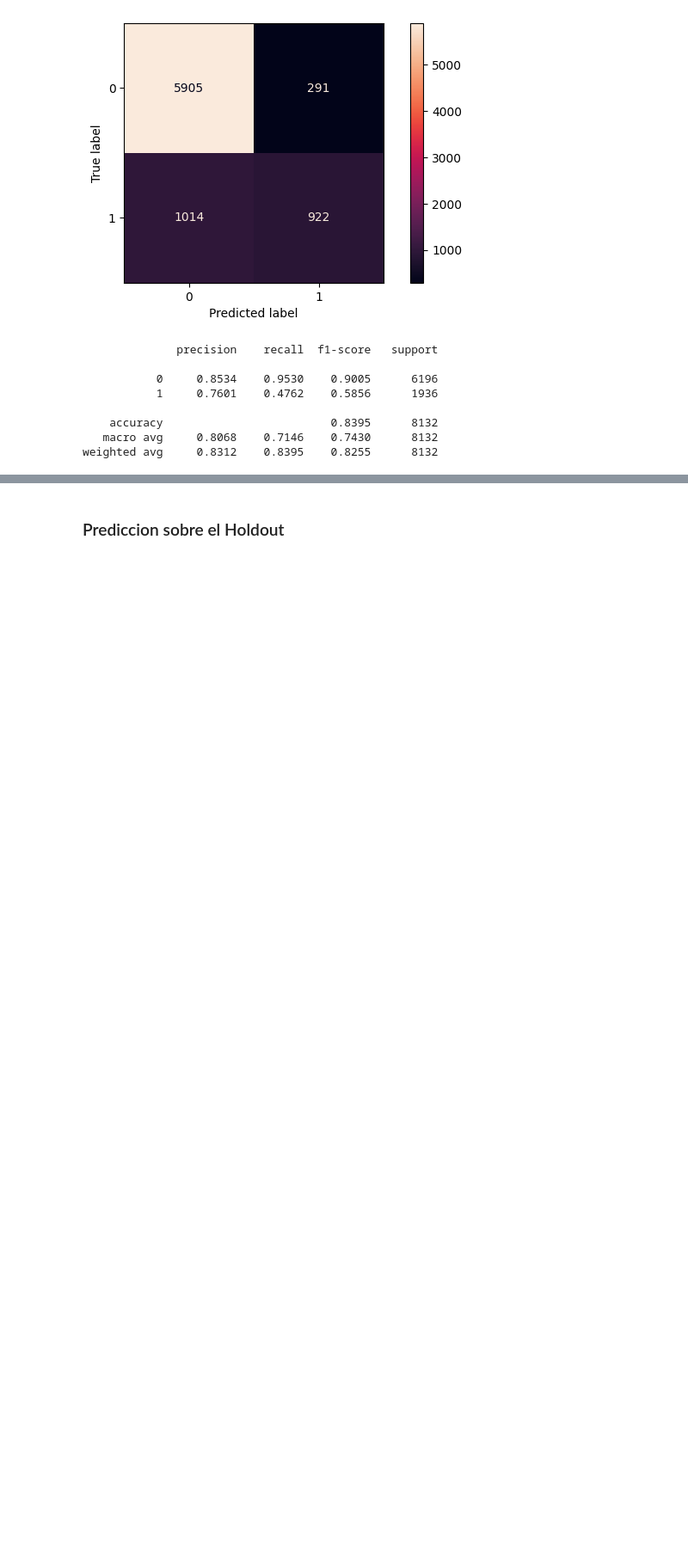
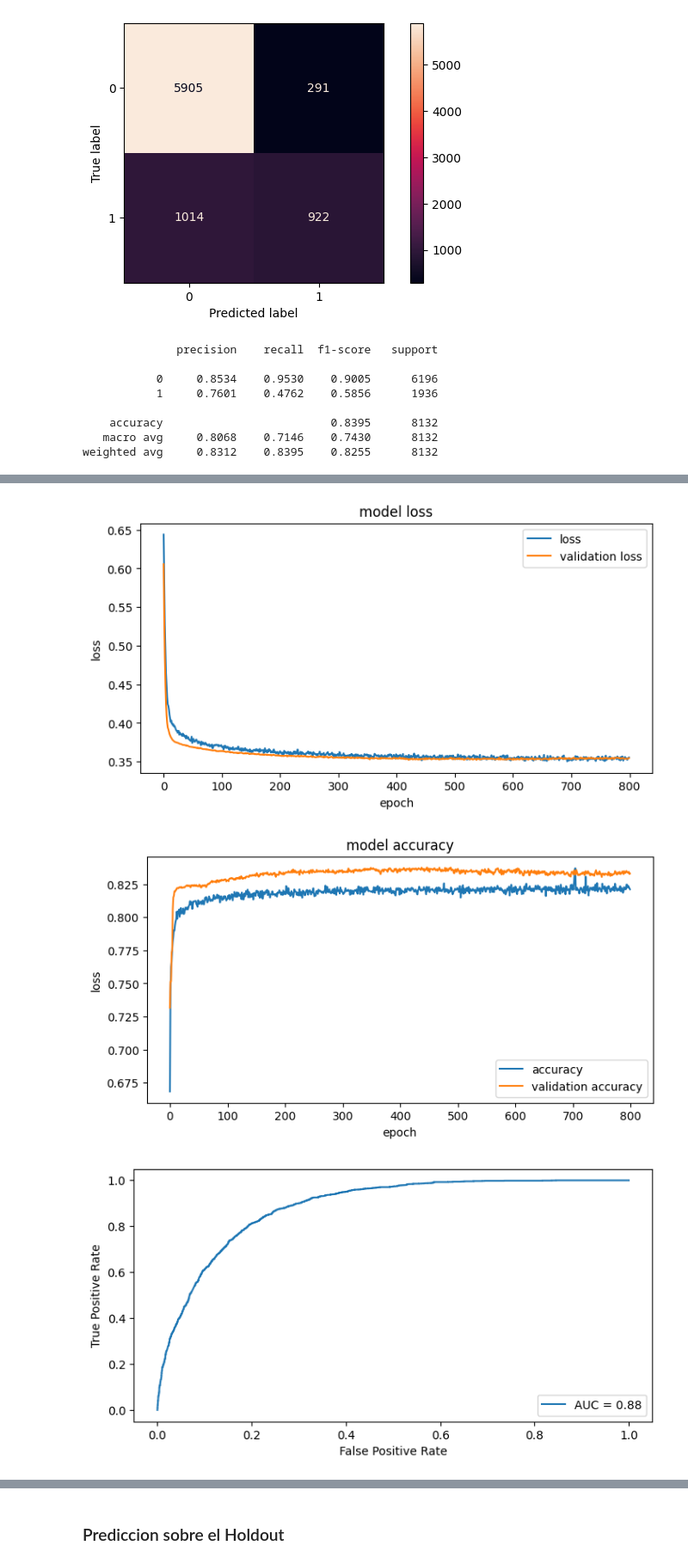
Before and after one commit to SantiValdezUlzurrun/TP-2021-1C-Organizacion-de-datos, a Jupyter notebook: parte_2/6 - RedesNueronales.ipynb, the cells around one changed output, grey strips where cells are left out. Shown at 86% size. Drawn from its saved outputs; the diff is of its cells as text; code cells hidden in the pictures; blank space fills up the shorter version.

```diff
--- a/parte_2/6 - RedesNueronales.ipynb
+++ b/parte_2/6 - RedesNueronales.ipynb
@@ -375,0 +449,13 @@ weighted avg     0.8312    0.8395    0.8255      8132
+# %%
+model7 = Sequential()
+model7.add(Dense(50, activation='relu',input_shape=(18,)))
+model7.add(Dropout(0.5))
+model7.add(Dense(5, activation='relu'))
+model7.add(Dropout(0.25))
+model7.add(Dense(1, activation='sigmoid'))
+opt = keras.optimizers.Adam(learning_rate=0.001)
+model7.compile(loss='binary_crossentropy', optimizer=opt, metrics=['accuracy'])
+
+model7.summary()
+
+h = model7.fit(x_train, y_train, epochs=800,batch_size=1000, verbose=0, validation_split=0.3)
@@ -375,0 +481,10 @@ weighted avg     0.8312    0.8395    0.8255      8132
+# %%
+plot_loss(h.history)
+plot_acc(h.history)
+plot_roc_auc_redes(x_test, y_test, model7)
+plot_matriz_de_confusion_redes(x_test, y_test, model7)
+print(classification_report(y_test, model7.predict_classes(x_test),digits= 4))
+# %% [output]
+[figure, added]
+[figure, added]
+[figure, added]
```
Also changed, not shown: parts of 8 cells of this notebook, 5 other files.
